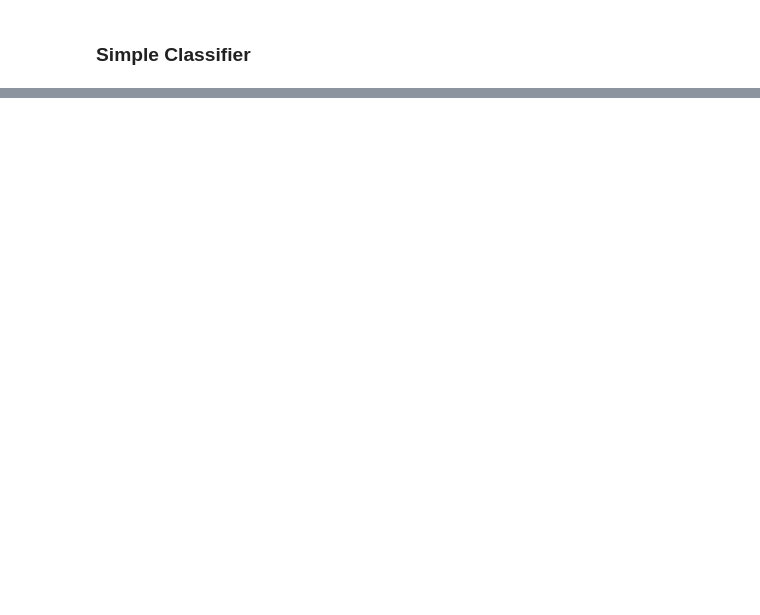
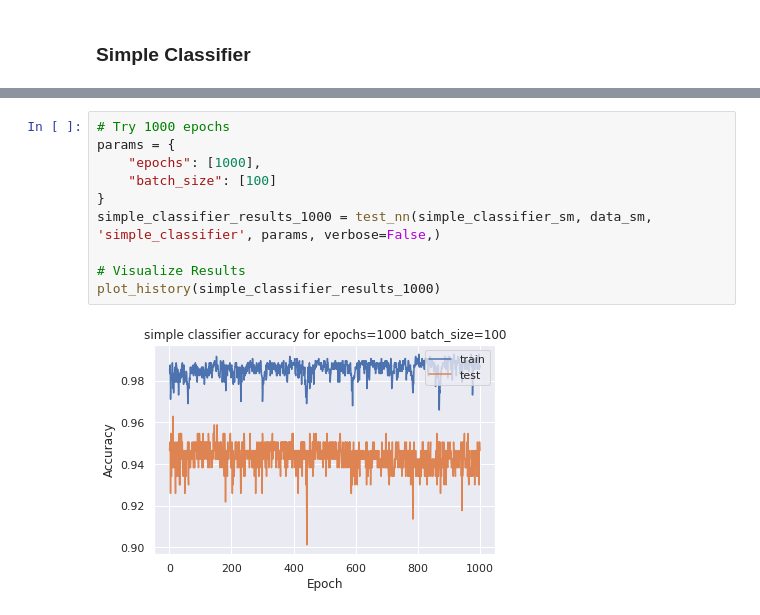
Before and after one commit to brittanyhewitson/epidemic_prediction, a Jupyter notebook: notebooks/report_code.ipynb, the cells around one changed output, grey strips where cells are left out. Cells and saved outputs as stored; diff of their text form; blank space fills up the shorter version.

```diff
--- a/notebooks/report_code.ipynb
+++ b/notebooks/report_code.ipynb
@@ -136,0 +182,12 @@ plot_accuracy_by_date(dates, best_results)
+# %%
+# Try 1000 epochs
+params = {
+    "epochs": [1000],
+    "batch_size": [100]
+}
+simple_classifier_results_1000 = test_nn(simple_classifier_sm, data_sm, 'simple_classifier', params, verbose=False,)
+
+# Visualize Results
+plot_history(simple_classifier_results_1000)
+# %% [output]
+[figure, added]
```
Also changed, not shown: parts of 28 cells of this notebook, 3 other files.
